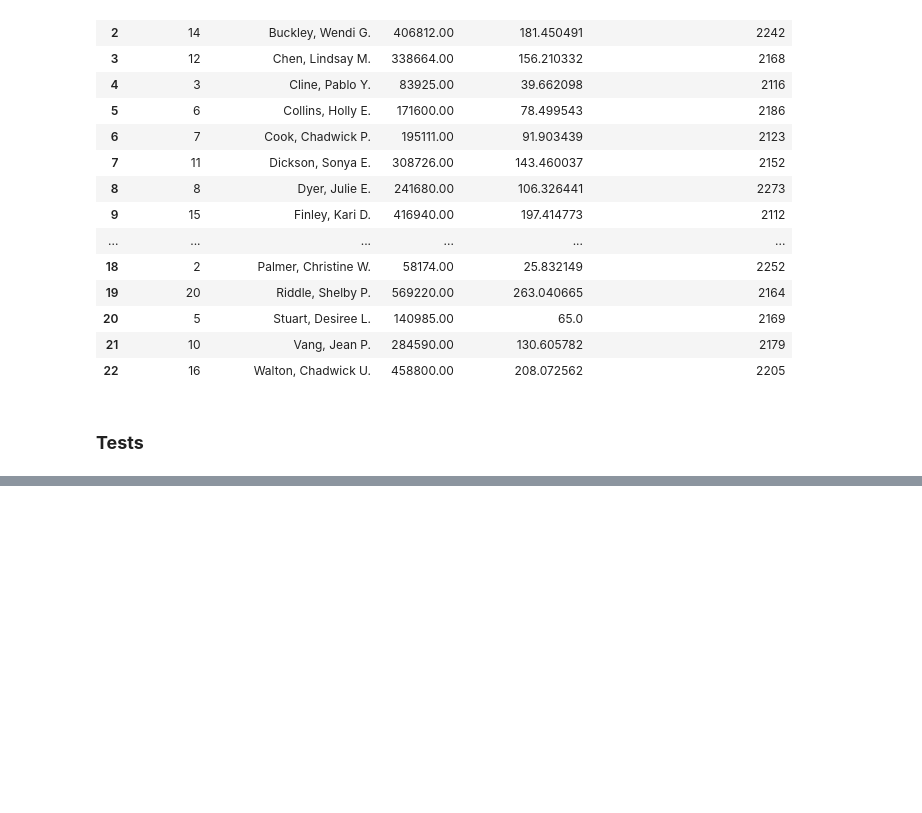
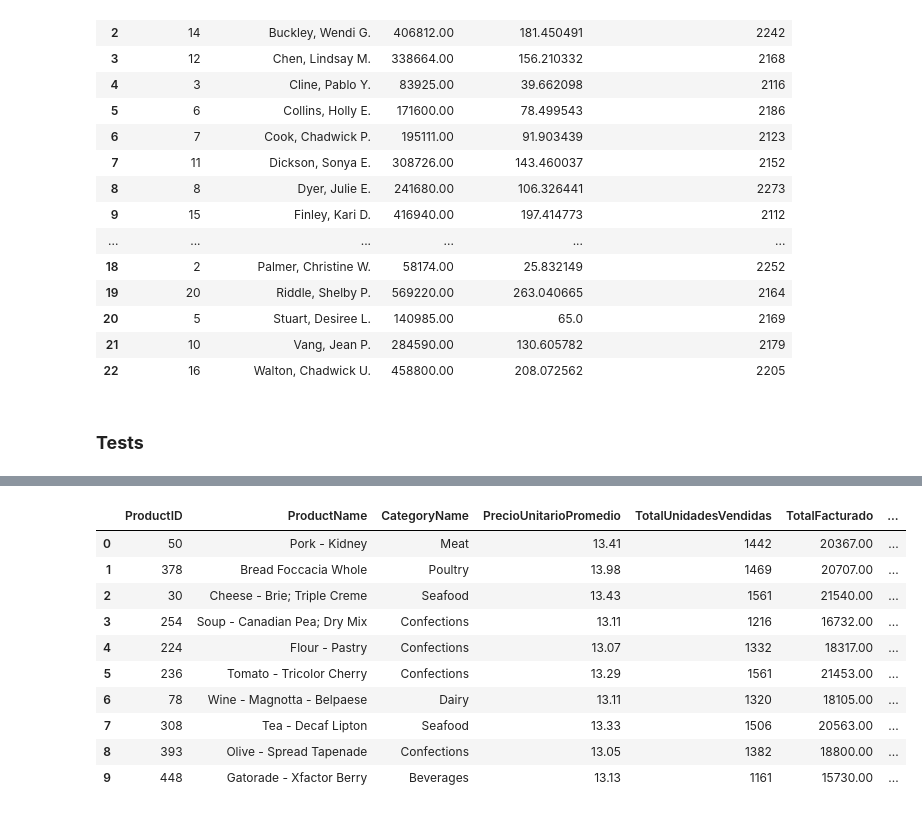
Before and after one commit to veronicajujuy/proyecto-final, a Jupyter notebook: main.ipynb, the cells around one changed output, grey strips where cells are left out. Saved outputs shown, nothing was run; the diff lists cells and outputs as text; code cells hidden in the pictures; blank space fills up the shorter version.

```diff
--- a/main.ipynb
+++ b/main.ipynb
@@ -308,0 +531,23 @@ importlib.reload(src.design_patterns.builder)
+# %%
+# Como podemos utilizar la vista:
+# Productos con mayor ticket promedio
+query_top_tickets = """
+select * from vw_resumen_ventas_producto
+order by TicketPromedio desc
+limit 10;
+"""
+
+df_resultado = db.execute_query(query_top_tickets)
+df_resultado
+# %% [output]
+|  | ProductID | ProductName | CategoryName | PrecioUnitarioPromedio | TotalUnidadesVendidas | TotalFacturado | ... |
+| 0 | 50 | Pork - Kidney | Meat | 13.41 | 1442 | 20367.00 | ... |
+| 1 | 378 | Bread Foccacia Whole | Poultry | 13.98 | 1469 | 20707.00 | ... |
+| 2 | 30 | Cheese - Brie; Triple Creme | Seafood | 13.43 | 1561 | 21540.00 | ... |
+| 3 | 254 | Soup - Canadian Pea; Dry Mix | Confections | 13.11 | 1216 | 16732.00 | ... |
+| 4 | 224 | Flour - Pastry | Confections | 13.07 | 1332 | 18317.00 | ... |
+| 5 | 236 | Tomato - Tricolor Cherry | Confections | 13.29 | 1561 | 21453.00 | ... |
+| 6 | 78 | Wine - Magnotta - Belpaese | Dairy | 13.11 | 1320 | 18105.00 | ... |
+| 7 | 308 | Tea - Decaf Lipton | Seafood | 13.33 | 1506 | 20563.00 | ... |
+| 8 | 393 | Olive - Spread Tapenade | Confections | 13.05 | 1382 | 18800.00 | ... |
+| 9 | 448 | Gatorade - Xfactor Berry | Beverages | 13.13 | 1161 | 15730.00 | ... |
```
Also changed, not shown: parts of 16 cells of this notebook, 3 other files.
